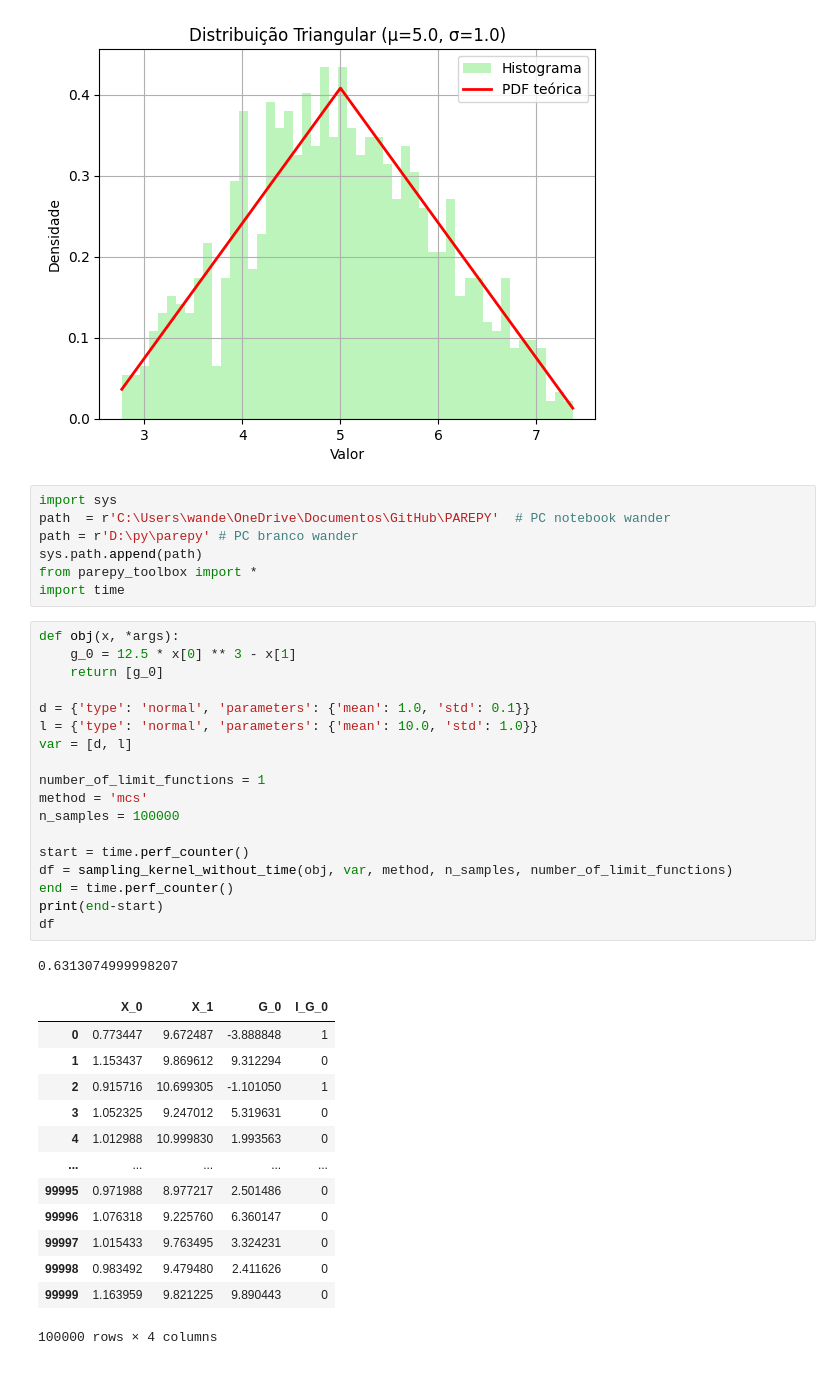
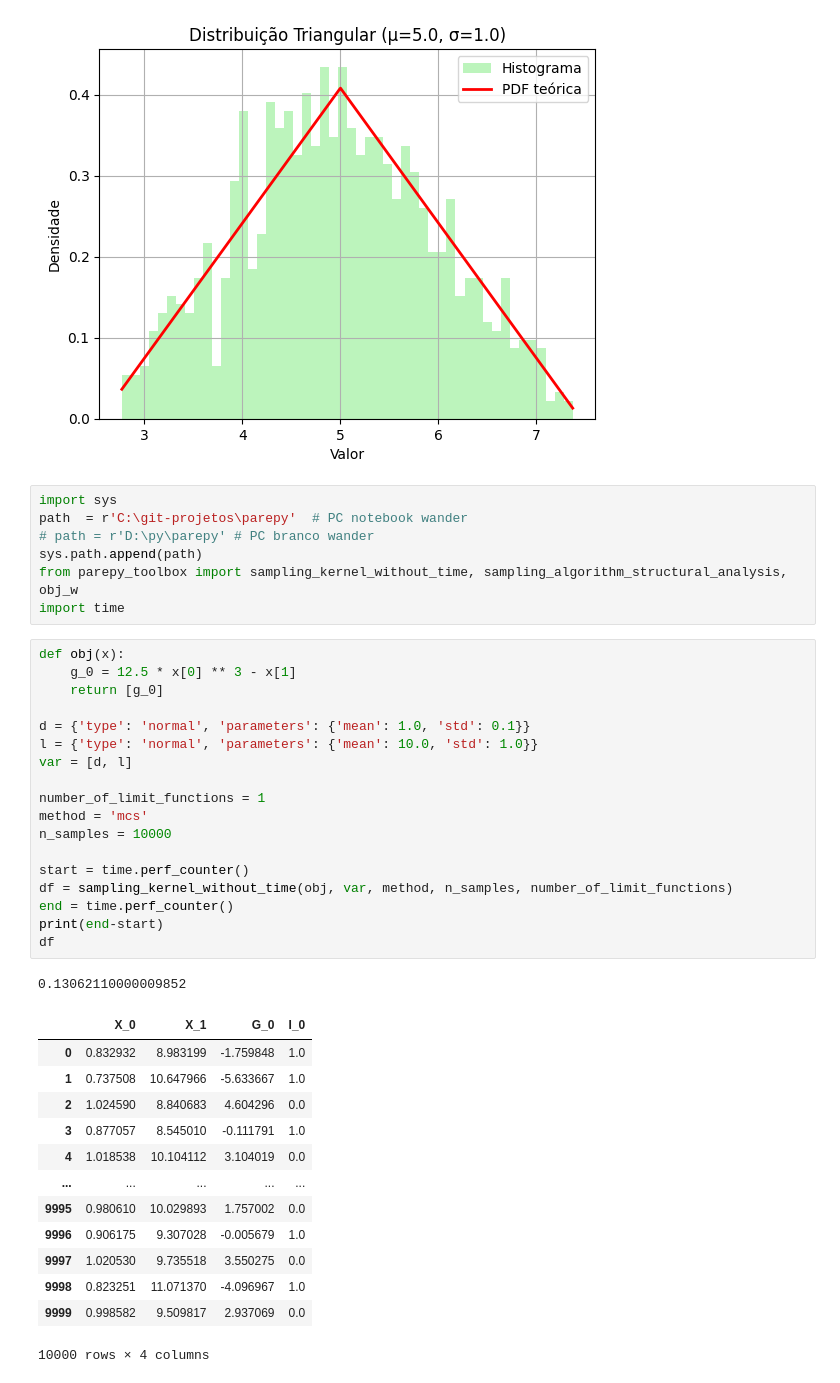
Before and after one commit to Pesquisa-UFCAT/parepy, a Jupyter notebook: local_examples/testes_random_sampling.ipynb, the cells around one changed output. Cells and saved outputs as stored; diff of their text form.

```diff
--- a/local_examples/testes_random_sampling.ipynb
+++ b/local_examples/testes_random_sampling.ipynb
@@ -137,41 +137,41 @@ Parâmetros para scipy.stats: {'c': 0.5, 'loc': np.float64(2.550510257216822), '
 [figure]
 # %%
 import sys
-path  = r'C:\Users\wande\OneDrive\Documentos\GitHub\PAREPY'  # PC notebook wander
-path = r'D:\py\parepy' # PC branco wander
+path  = r'C:\git-projetos\parepy'  # PC notebook wander
+# path = r'D:\py\parepy' # PC branco wander
 sys.path.append(path)
-from parepy_toolbox import *
+from parepy_toolbox import sampling_kernel_without_time, sampling_algorithm_structural_analysis, obj_w
 import time
 # %%
-def obj(x, *args):
+def obj(x):
     g_0 = 12.5 * x[0] ** 3 - x[1]
     return [g_0]
 
 d = {'type': 'normal', 'parameters': {'mean': 1.0, 'std': 0.1}}
 l = {'type': 'normal', 'parameters': {'mean': 10.0, 'std': 1.0}}
 var = [d, l]
 
 number_of_limit_functions = 1
 method = 'mcs'
-n_samples = 100000
+n_samples = 10000
 
 start = time.perf_counter()
 df = sampling_kernel_without_time(obj, var, method, n_samples, number_of_limit_functions)
 end = time.perf_counter()
 print(end-start)
 df
 # %% [output]
-0.6313074999998207
+0.13062110000009852
-|  | X_0 | X_1 | G_0 | I_G_0 |
-| 0 | 0.773447 | 9.672487 | -3.888848 | 1 |
-| 1 | 1.153437 | 9.869612 | 9.312294 | 0 |
-| 2 | 0.915716 | 10.699305 | -1.101050 | 1 |
-| 3 | 1.052325 | 9.247012 | 5.319631 | 0 |
-| 4 | 1.012988 | 10.999830 | 1.993563 | 0 |
+|  | X_0 | X_1 | G_0 | I_0 |
+| 0 | 0.832932 | 8.983199 | -1.759848 | 1.0 |
+| 1 | 0.737508 | 10.647966 | -5.633667 | 1.0 |
+| 2 | 1.024590 | 8.840683 | 4.604296 | 0.0 |
+| 3 | 0.877057 | 8.545010 | -0.111791 | 1.0 |
+| 4 | 1.018538 | 10.104112 | 3.104019 | 0.0 |
 | ... | ... | ... | ... | ... |
-| 99995 | 0.971988 | 8.977217 | 2.501486 | 0 |
-| 99996 | 1.076318 | 9.225760 | 6.360147 | 0 |
-| 99997 | 1.015433 | 9.763495 | 3.324231 | 0 |
-| 99998 | 0.983492 | 9.479480 | 2.411626 | 0 |
-| 99999 | 1.163959 | 9.821225 | 9.890443 | 0 |
+| 9995 | 0.980610 | 10.029893 | 1.757002 | 0.0 |
+| 9996 | 0.906175 | 9.307028 | -0.005679 | 1.0 |
+| 9997 | 1.020530 | 9.735518 | 3.550275 | 0.0 |
+| 9998 | 0.823251 | 11.071370 | -4.096967 | 1.0 |
+| 9999 | 0.998582 | 9.509817 | 2.937069 | 0.0 |
-100000 rows × 4 columns
+10000 rows × 4 columns
```
Also changed, not shown: parts of 5 cells of this notebook, 8 other files.
